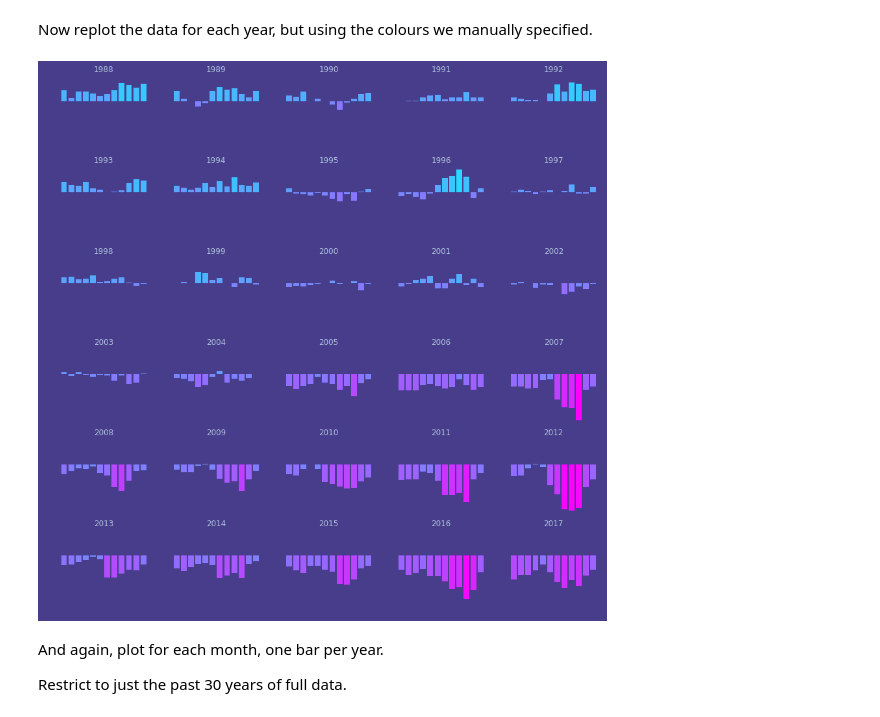
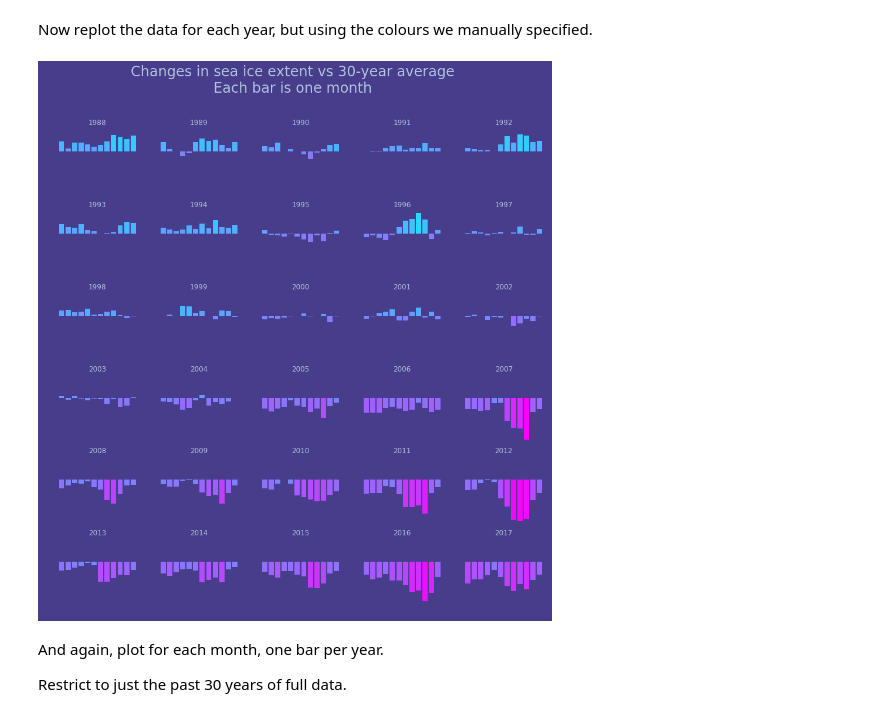
Before and after one commit to NeilNjae/makeover-monday, a Jupyter notebook: 20180409/20180409.ipynb, the cells around one changed output. Cells and saved outputs as stored; diff of their text form; code cells hidden in the pictures.

Commit message:
Added some images

```diff
--- a/20180409/20180409.ipynb
+++ b/20180409/20180409.ipynb
@@ -235,15 +241,16 @@ Now replot the data for each year, but using the colours we manually specified.
 # %%
 # sea_ice_month_year_diff.loc[:, 1988:2017].plot(legend=None, subplots=True, layout=(6, 5), sharey=True, figsize=(15, 15), kind='bar', color=sea_ice_month_year_colour);
 f, axes = plt.subplots(6, 5, sharey=True, figsize=(15, 15), facecolor='darkslateblue')
+plt.suptitle('Changes in sea ice extent vs 30-year average\nEach bar is one month', color='lightsteelblue', fontsize=24)
 for r, row in enumerate(axes):
     for c, ax in enumerate(row):
         yr = 1988 + r * 5 + c
         ax.bar(sea_ice_month_year_diff.index,
                sea_ice_month_year_diff[yr],
                color=sea_ice_month_year_colour[yr])
         ax.set_frame_on(False)
         ax.set_axis_off()
         ax.set_title(str(yr), color='lightsteelblue')
 #         ax.set_facecolor('darkslateblue')
 # %% [output]
-[figure, old version]
+[figure, new version]
```
Also changed, not shown: parts of 3 cells of this notebook, 2 other files.
